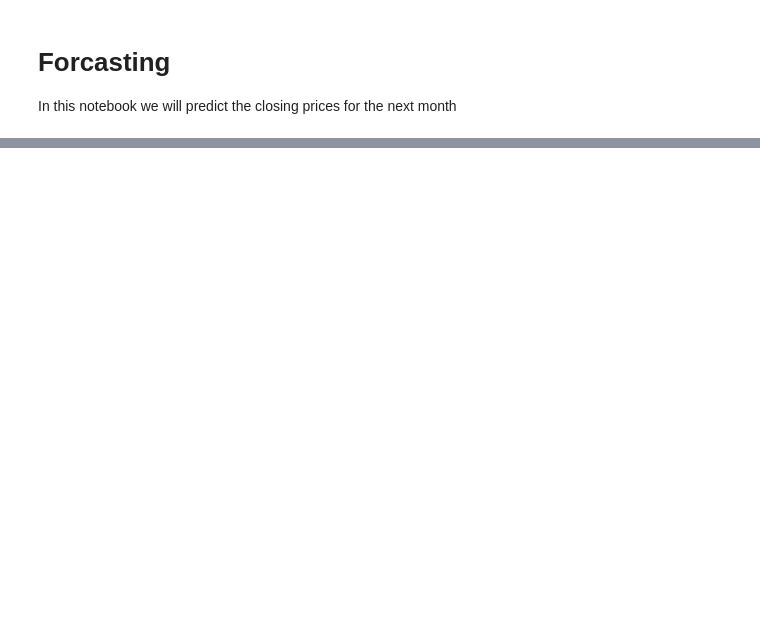
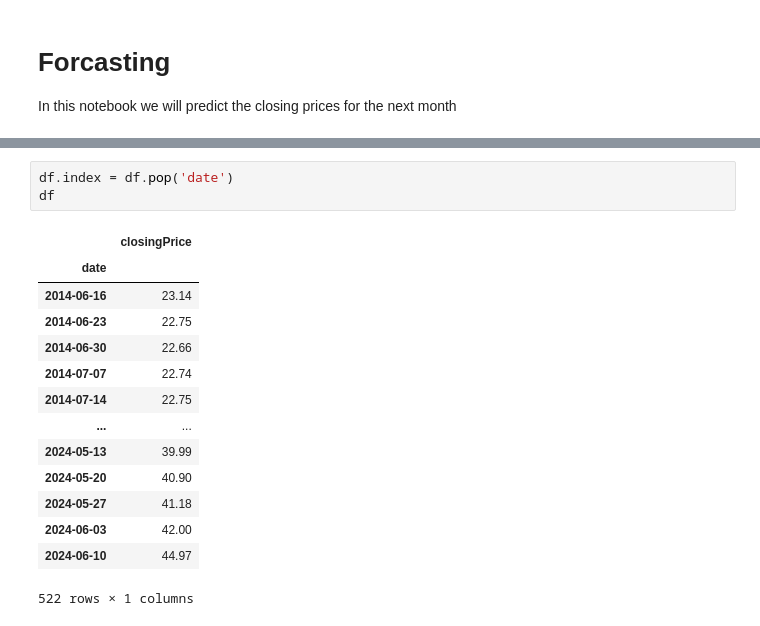
Before and after one commit to FirasKahlaoui/tunisia-stock-market, a Jupyter notebook: notebooks/Forcasting.ipynb, the cells around one changed output, grey strips where cells are left out. Saved outputs shown, nothing was run; the diff lists cells and outputs as text; blank space fills up the shorter version.

```diff
--- a/notebooks/Forcasting.ipynb
+++ b/notebooks/Forcasting.ipynb
@@ -125,0 +113,18 @@ ValueError: y_true and y_pred have different number of output (16!=1)
+# %%
+df.index = df.pop('date')
+df
+# %% [output]
+|  | closingPrice |
+| date |  |
+| 2014-06-16 | 23.14 |
+| 2014-06-23 | 22.75 |
+| 2014-06-30 | 22.66 |
+| 2014-07-07 | 22.74 |
+| 2014-07-14 | 22.75 |
+| ... | ... |
+| 2024-05-13 | 39.99 |
+| 2024-05-20 | 40.90 |
+| 2024-05-27 | 41.18 |
+| 2024-06-03 | 42.00 |
+| 2024-06-10 | 44.97 |
+522 rows × 1 columns
```
Also changed, not shown: parts of 15 cells of this notebook, 1 other file.
